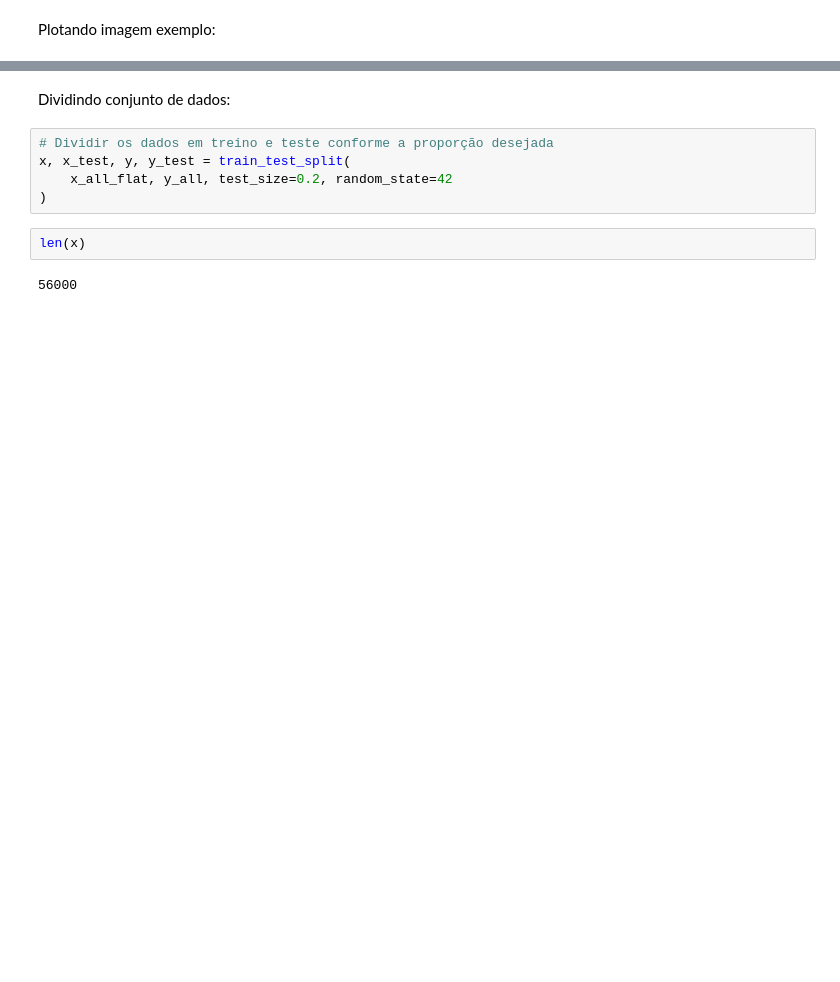
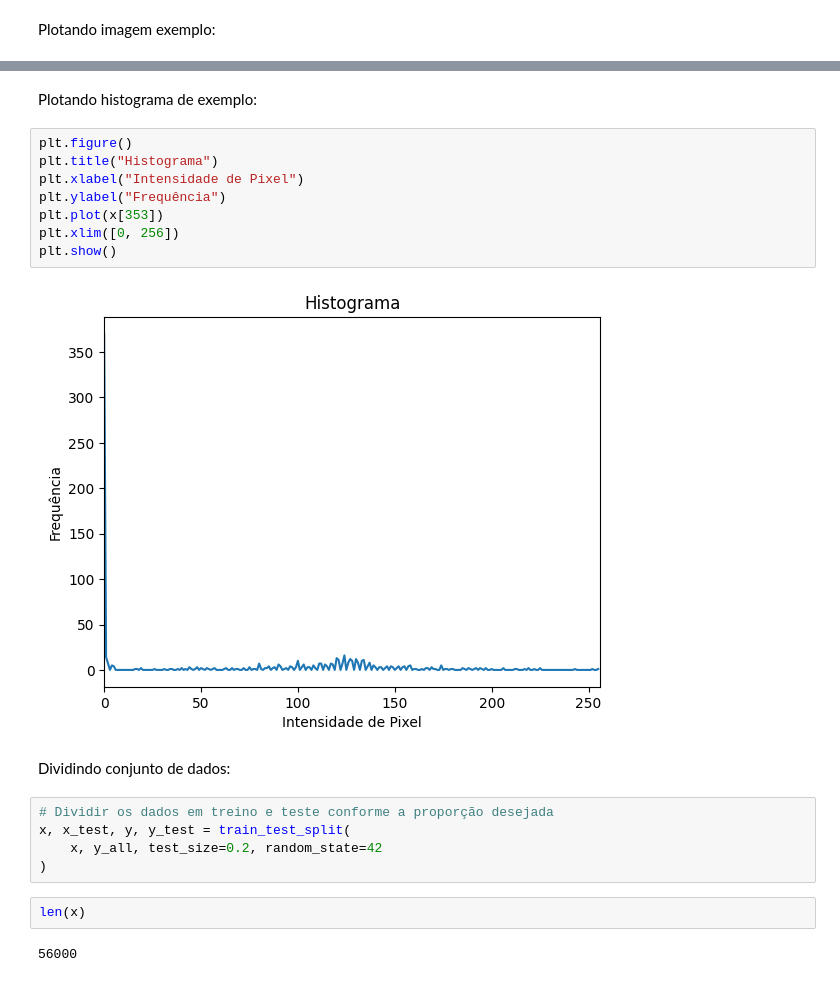
Before and after one commit to lorran-araujo/LNCC, a Jupyter notebook: disciplinas/redes-neurais/codes/lista2/exercicio1.ipynb, the cells around one changed output, grey strips where cells are left out. Drawn from its saved outputs; the diff is of its cells as text; blank space fills up the shorter version.

```diff
--- a/disciplinas/redes-neurais/codes/lista2/exercicio1.ipynb
+++ b/disciplinas/redes-neurais/codes/lista2/exercicio1.ipynb
@@ -68,9 +101,21 @@ x_all_flat.shape
+# %% [markdown]
+Plotando histograma de exemplo:
+# %%
+plt.figure()
+plt.title("Histograma")
+plt.xlabel("Intensidade de Pixel")
+plt.ylabel("Frequência")
+plt.plot(x[353])
+plt.xlim([0, 256])
+plt.show()
+# %% [output]
+[figure, added]
 # %% [markdown]
 Dividindo conjunto de dados:
 # %%
 # Dividir os dados em treino e teste conforme a proporção desejada
 x, x_test, y, y_test = train_test_split(
-    x_all_flat, y_all, test_size=0.2, random_state=42
+    x, y_all, test_size=0.2, random_state=42
 )
 # %%
 len(x)
```
Also changed, not shown: parts of 20 cells of this notebook.
